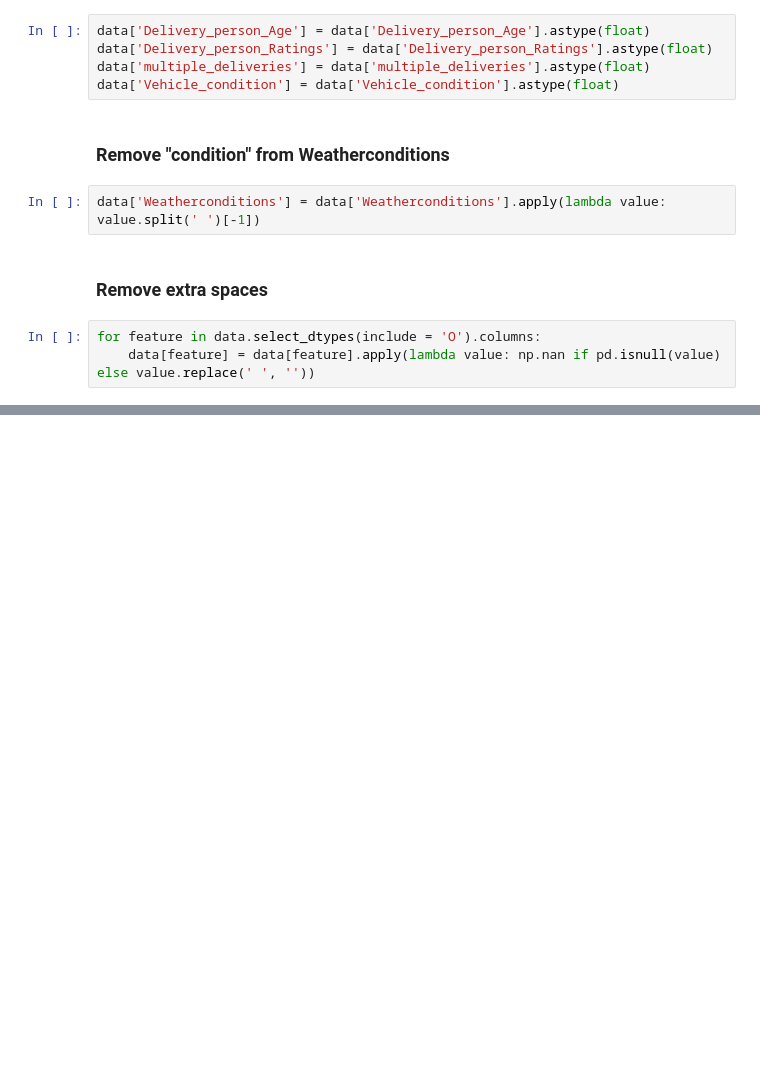
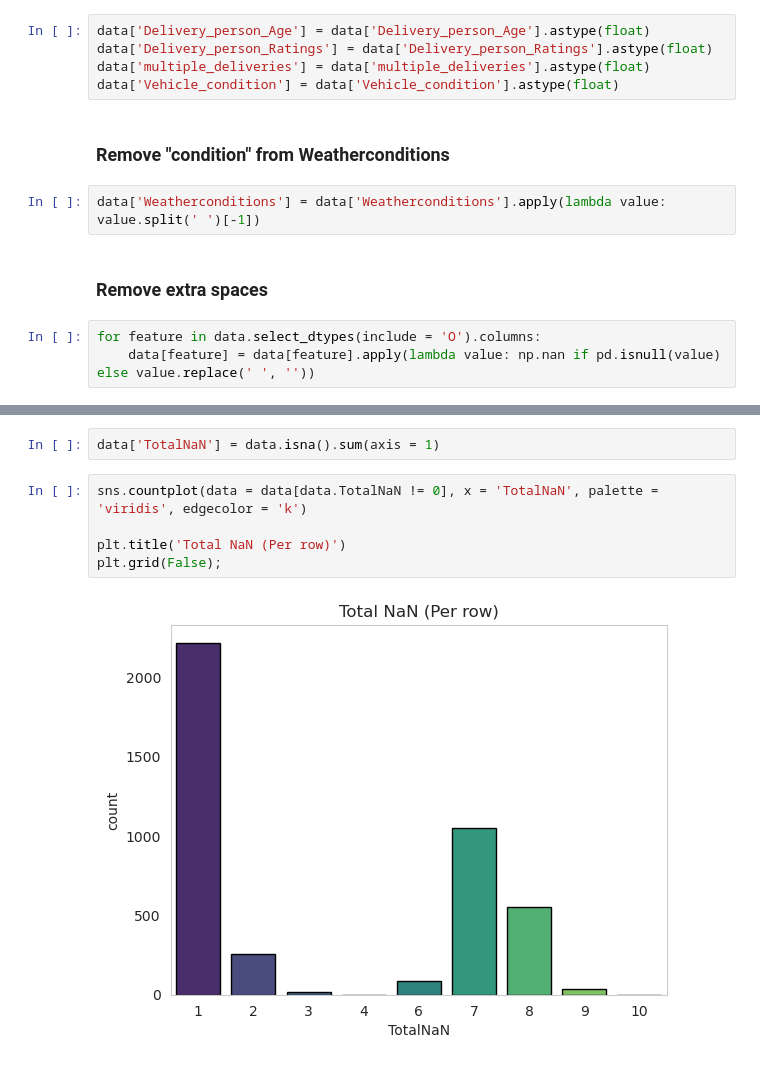
Before and after one commit to liamarguedas/uber-eats-delivery-time, a Jupyter notebook: notebooks/acquire-and-cleanse-data.ipynb, the cells around one changed output, grey strips where cells are left out. Cells and saved outputs as stored; diff of their text form; blank space fills up the shorter version.

```diff
--- a/notebooks/acquire-and-cleanse-data.ipynb
+++ b/notebooks/acquire-and-cleanse-data.ipynb
@@ -159,0 +222,9 @@ for feature in data.select_dtypes(include = 'O').columns:
+# %%
+data['TotalNaN'] = data.isna().sum(axis = 1)
+# %%
+sns.countplot(data = data[data.TotalNaN != 0], x = 'TotalNaN', palette = 'viridis', edgecolor = 'k')
+
+plt.title('Total NaN (Per row)')
+plt.grid(False);
+# %% [output]
+[figure, added]
```
Also changed, not shown: parts of 20 cells of this notebook.
